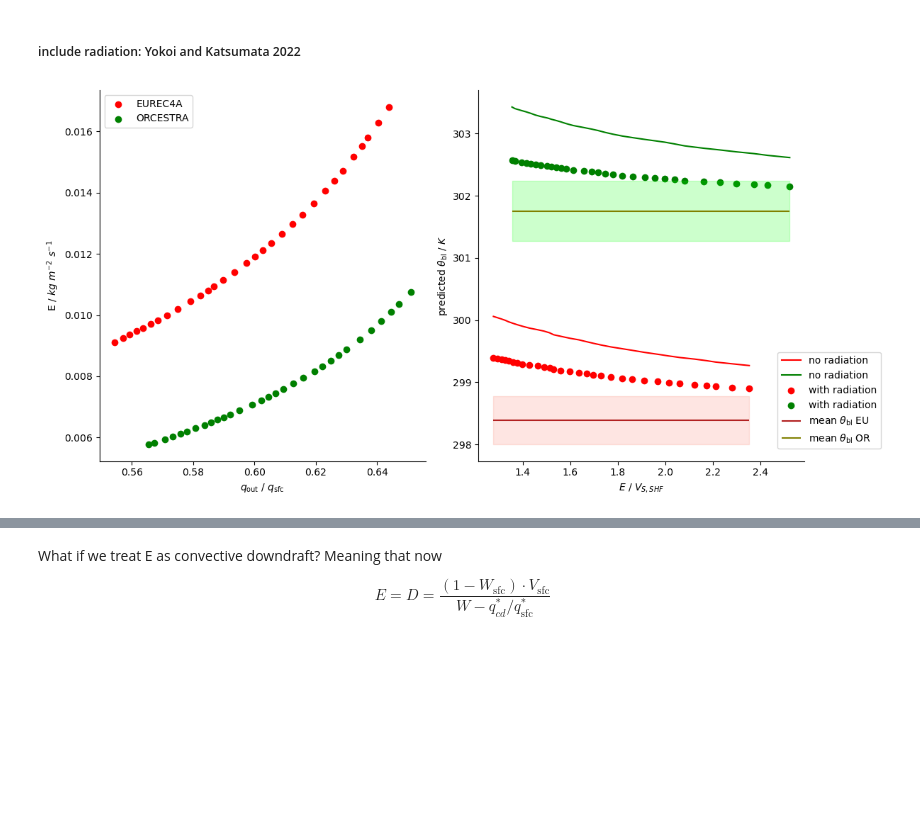
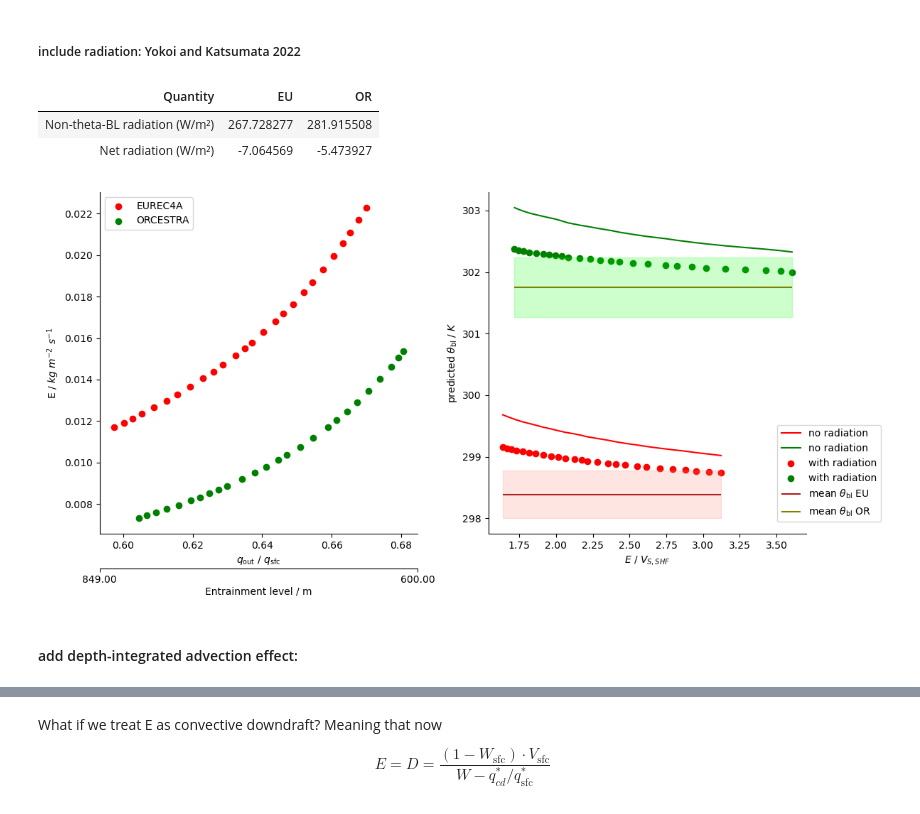
Before and after one commit to meteorologopazzo/BCO_observational, a Jupyter notebook: mass_fluxes_profiles/simplified_scheme.ipynb, the cells around one changed output, grey strips where cells are left out. Drawn from its saved outputs; the diff is of its cells as text; code cells hidden in the pictures; blank space fills up the shorter version.

Commit message:
added simple advection to simplified scheme

```diff
--- a/mass_fluxes_profiles/simplified_scheme.ipynb
+++ b/mass_fluxes_profiles/simplified_scheme.ipynb
@@ -70,7 +70,7 @@ Lv = 2.5e6 # J/kg
 g = 9.81   # m/s2
 # %%
 ## what height is entrained air from?
-entrainment_levels = slice(700, 1000)    # m
+entrainment_levels = slice(600, 850)    # m
 
 ## what height does convective downdrafts come from?
 downdraft_levels_eu = slice(750, 1000)
@@ -312,0 +346,20 @@ plt.show()
+# %%
+plt.scatter(q_out_eu/q_sfc_eu, q_out_or/q_sfc_or)
+
+def chi_or_local(chi, W=0.75):
+    return W - (Vs_lhf_or/Vs_lhf_eu)*(W - chi)
+
+plt.scatter(chi_or_local(q_out_eu/q_sfc_eu), q_out_or/q_sfc_or, color="black", label="predicted vs actual")
+
+## add one-to-line
+x = np.linspace(0.6, 0.7, 100)
+plt.plot(x, x, color="gray", linestyle="--", label="1-to-1 line")
+
+plt.legend()
+
+plt.ylabel(r"$q_\mathrm{out, OR}$ / $q_\mathrm{sfc, OR}$")
+plt.title(r"What values of $\chi_{OR}$ should we get, given constant RH and this simplified scheme, to keep the same entrainment rate in either of the campaigns?")
+
+
+for spine in ['top', 'right']:
+        plt.gca().spines[spine].set_visible(False)
@@ -414,3 +485,31 @@ oc_alb = 0.055
 
 def rad_terms(sw_in, lw_in, sst):
     return (eps/(1-eps))*lw_in +eps*oc_abs*stefan*(sst)**4 + ((eta/(1-eta)) + eta*(1-oc_alb))*sw_in
+
+def R_net(sw_in, lw_in, sst, theta_bl):
+    return rad_terms(sw_in, lw_in, sst) - ((2 - eps)/(1 - eps))*eps*stefan*(theta_bl)**4
+
+
+### compute values
+
+non_thBL_terms_eu = rad_terms(ingr_eu.sw_global.sel(cell=0).mean(dim="time").values, ingr_eu.lw_diff.sel(cell=0).mean(dim="time").values, sst_eu.values)
+non_thBL_terms_or = rad_terms(ingr_or.sw_global.sel(cell=0).mean(dim="time").values, ingr_or.lw_diff.sel(cell=0).mean(dim="time").values, sst_or.values)
+
+
+RNet_eu = R_net(ingr_eu.sw_global.sel(cell=0).mean(dim="time").values, ingr_eu.lw_diff.sel(cell=0).mean(dim="time").values, sst_eu.values, theta_bl_eu.values)
+RNet_or = R_net(ingr_or.sw_global.sel(cell=0).mean(dim="time").values, ingr_or.lw_diff.sel(cell=0).mean(dim="time").values, sst_or.values, theta_bl_or.values)
+
+
+radi = [
+    [r"Non-theta-BL radiation (W/m²)", non_thBL_terms_eu, non_thBL_terms_or],
+    [r"Net radiation (W/m²)", RNet_eu, RNet_or],
+]
+
+# Create DataFrame
+df = pd.DataFrame(radi, columns=["Quantity", "EU", "OR"])
+
+display(HTML(df.to_html(index=False, table_id="summary-table")))
+# %% [output]
+| Quantity | EU | OR |
+| Non-theta-BL radiation (W/m²) | 267.728277 | 281.915508 |
+| Net radiation (W/m²) | -7.064569 | -5.473927 |
@@ -488,7 +580,23 @@ ax[0].set_xlabel(r"$q_\mathrm{out}$ / $q_\mathrm{sfc}$")
 ax[0].set_ylabel(r"E / $kg~m^{-2}~s^{-1}$")
 ax[0].legend()
 
+ax_top = ax[0].twiny()
+ax_top.set_xlim(ax[0].get_xlim())
 
+x_ticks = ax[0].get_xticks()
+
+# Only keep first and last ticks
+selected_ticks = [x_ticks[0], x_ticks[-1]]
+entrainment_levels_list = np.arange(entrainment_levels.start, entrainment_levels.stop, entrainment_levels.step)
+selected_labels = [f"{entrainment_levels_list[-1]:.2f}", f"{entrainment_levels_list[0]:.2f}"]
+ax_top.set_xticks(selected_ticks)
+ax_top.set_xticklabels(selected_labels)
+ax_top.xaxis.set_ticks_position("bottom")
+ax_top.xaxis.set_label_position("bottom")
+ax_top.spines["bottom"].set_position(("outward", 35))
+ax_top.spines["top"].set_visible(False)
+ax_top.spines["right"].set_visible(False)
+ax_top.set_xlabel("Entrainment level / m", labelpad=2)
 
 
 
@@ -508,31 +616,33 @@ ax[1].fill_between(
     color="salmon",
     alpha=0.2
 )
 
 
 
 ax[1].hlines(theta_bl_or, xmin=np.min(E_values_or/Vs_shf_or), xmax=np.max(E_values_or/Vs_shf_or), color="olive", label=r"mean $\theta_\mathrm{bl}$ OR")
 ax[1].fill_between(
     [np.min(E_values_or/Vs_shf_or), np.max(E_values_or/Vs_shf_or)],
     (theta_bl_or - th_var_or) ,
     (theta_bl_or + th_var_or) ,
     color="lime",
     alpha=0.2
 )
 
 
 
 ax[1].set_xlabel(r"$E$ / $V_{S,SHF}$ ") #/ $kg~m^{-2}~s^{-1}$")
 ax[1].set_ylabel(r"predicted $\theta_\mathrm{bl}$ / $K$")
 ax[1].legend(loc="lower right", bbox_to_anchor=(1.25,0.02))
 
 for x in ax:
     for spine in ['top', 'right']:
         x.spines[spine].set_visible(False)
 
 
 
 plt.tight_layout()
 plt.show()
 # %% [output]
-[figure, old version]
+[figure, new version]
+# %% [markdown]
+#### add depth-integrated advection effect:
```
Also changed, not shown: parts of 26 cells of this notebook, 3 other files.
